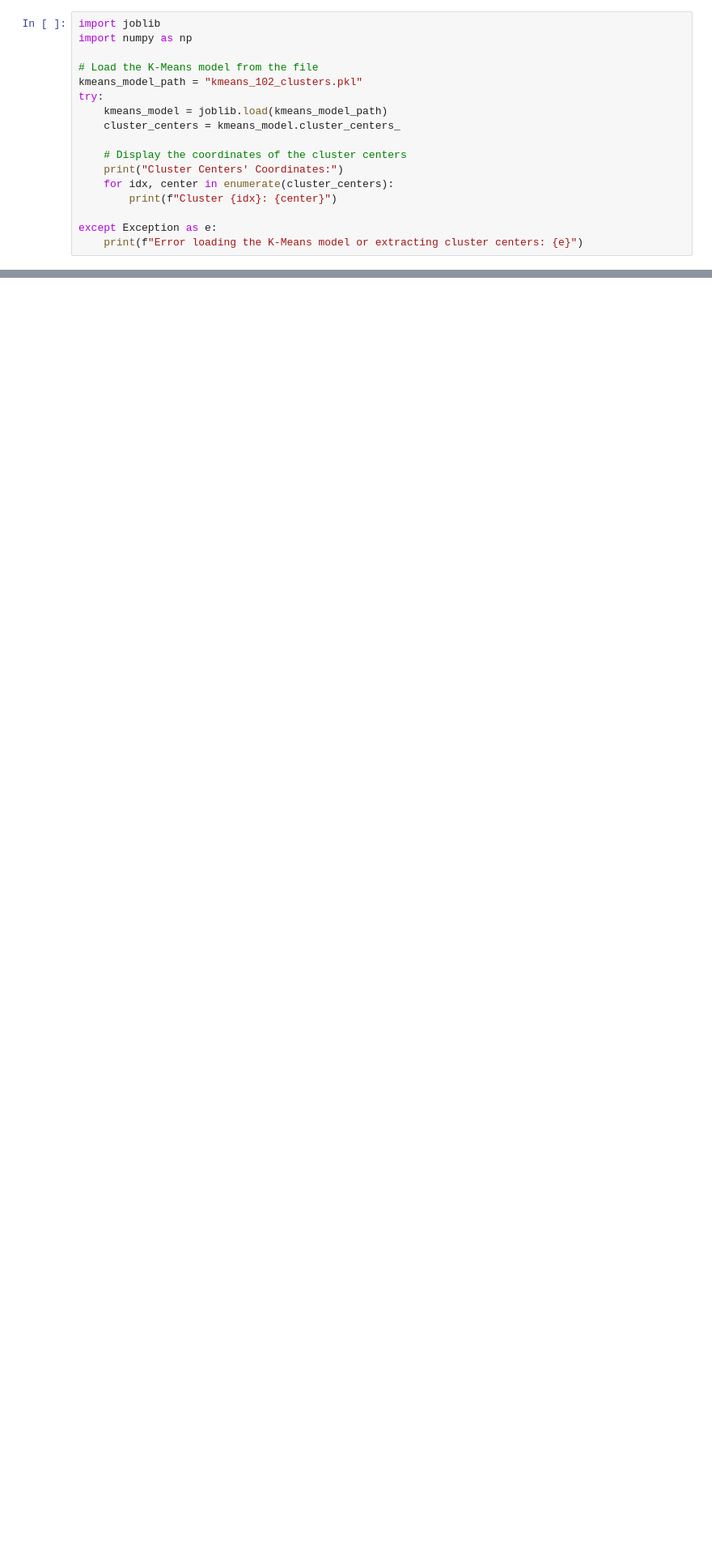
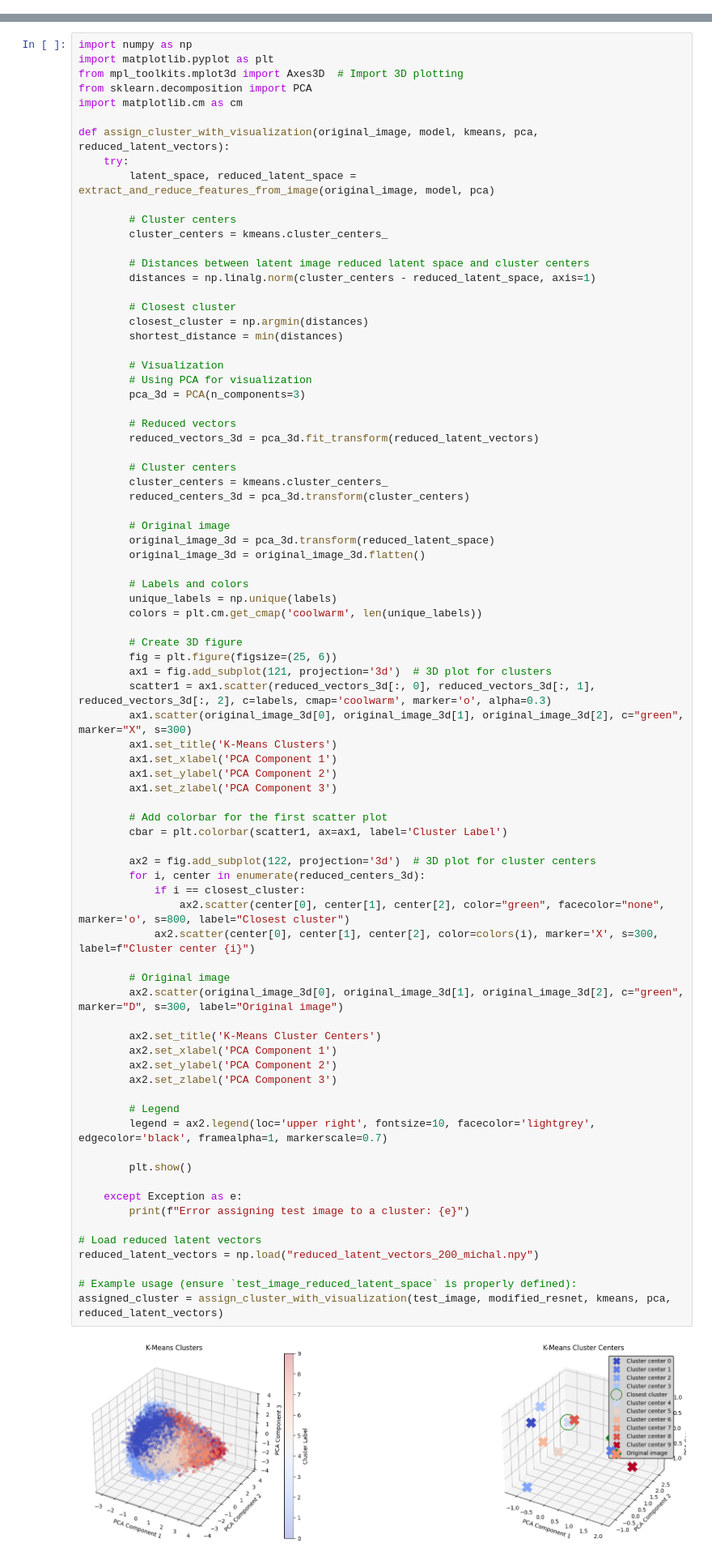
Before and after one commit to AdamKrupski/UN_project, a Jupyter notebook: UN_projekt_porzadnie.ipynb, the cells around one changed output, grey strips where cells are left out. Shown at 81% size. Drawn from its saved outputs; the diff is of its cells as text; blank space fills up the shorter version.

```diff
--- a/UN_projekt_porzadnie.ipynb
+++ b/UN_projekt_porzadnie.ipynb
@@ -1283,17 +1281,0 @@ assigned_cluster = assign_cluster_with_visualization(test_image, modified_resnet
-# %%
-import joblib
-import numpy as np
-
-# Load the K-Means model from the file
-kmeans_model_path = "kmeans_102_clusters.pkl"
-try:
-    kmeans_model = joblib.load(kmeans_model_path)
-    cluster_centers = kmeans_model.cluster_centers_
-
-    # Display the coordinates of the cluster centers
-    print("Cluster Centers' Coordinates:")
-    for idx, center in enumerate(cluster_centers):
-        print(f"Cluster {idx}: {center}")
-
-except Exception as e:
-    print(f"Error loading the K-Means model or extracting cluster centers: {e}")
@@ -1318,3 +1284,85 @@ Cluster 0: [-5.7391089e-01 -1.1586889e+00  9.2255014e-01 -4.3025021e-02
+# %%
+import numpy as np
+import matplotlib.pyplot as plt
+from mpl_toolkits.mplot3d import Axes3D  # Import 3D plotting
+from sklearn.decomposition import PCA
+import matplotlib.cm as cm
+
+def assign_cluster_with_visualization(original_image, model, kmeans, pca, reduced_latent_vectors):
+    try:
+        latent_space, reduced_latent_space = extract_and_reduce_features_from_image(original_image, model, pca)
+
+        # Cluster centers
+        cluster_centers = kmeans.cluster_centers_
+
+        # Distances between latent image reduced latent space and cluster centers
+        distances = np.linalg.norm(cluster_centers - reduced_latent_space, axis=1)
+
+        # Closest cluster
+        closest_cluster = np.argmin(distances)
+        shortest_distance = min(distances)
+
+        # Visualization
+        # Using PCA for visualization
+        pca_3d = PCA(n_components=3)
+
+        # Reduced vectors
+        reduced_vectors_3d = pca_3d.fit_transform(reduced_latent_vectors)
+
+        # Cluster centers
+        cluster_centers = kmeans.cluster_centers_
+        reduced_centers_3d = pca_3d.transform(cluster_centers)
+
+        # Original image
+        original_image_3d = pca_3d.transform(reduced_latent_space)
+        original_image_3d = original_image_3d.flatten()
+
+        # Labels and colors
+        unique_labels = np.unique(labels)
+        colors = plt.cm.get_cmap('coolwarm', len(unique_labels))
+
+        # Create 3D figure
+        fig = plt.figure(figsize=(25, 6))
+        ax1 = fig.add_subplot(121, projection='3d')  # 3D plot for clusters
+        scatter1 = ax1.scatter(reduced_vectors_3d[:, 0], reduced_vectors_3d[:, 1], reduced_vectors_3d[:, 2], c=labels, cmap='coolwarm', marker='o', alpha=0.3)
+        ax1.scatter(original_image_3d[0], original_image_3d[1], original_image_3d[2], c="green", marker="X", s=300)
+        ax1.set_title('K-Means Clusters')
+        ax1.set_xlabel('PCA Component 1')
+        ax1.set_ylabel('PCA Component 2')
+        ax1.set_zlabel('PCA Component 3')
+
+        # Add colorbar for the first scatter plot
+        cbar = plt.colorbar(scatter1, ax=ax1, label='Cluster Label')
+
+        ax2 = fig.add_subplot(122, projection='3d')  # 3D plot for cluster centers
+        for i, center in enumerate(reduced_centers_3d):
+            if i == closest_cluster:
+                ax2.scatter(center[0], center[1], center[2], color="green", facecolor="none", marker='o', s=800, label="Closest cluster")
+            ax2.scatter(center[0], center[1], center[2], color=colors(i), marker='X', s=300, label=f"Cluster center {i}")
+
+        # Original image
+        ax2.scatter(original_image_3d[0], original_image_3d[1], original_image_3d[2], c="green", marker="D", s=300, label="Original image")
+
+        ax2.set_title('K-Means Cluster Centers')
+        ax2.set_xlabel('PCA Component 1')
+        ax2.set_ylabel('PCA Component 2')
+        ax2.set_zlabel('PCA Component 3')
+
+        # Legend
+        legend = ax2.legend(loc='upper right', fontsize=10, facecolor='lightgrey', edgecolor='black', framealpha=1, markerscale=0.7)
+
+        plt.show()
+
+    except Exception as e:
+        print(f"Error assigning test image to a cluster: {e}")
+
+# Load reduced latent vectors
+reduced_latent_vectors = np.load("reduced_latent_vectors_200_michal.npy")
+
+# Example usage (ensure `test_image_reduced_latent_space` is properly defined):
+assigned_cluster = assign_cluster_with_visualization(test_image, modified_resnet, kmeans, pca, reduced_latent_vectors)
+# %% [output]
+[figure, added]
 # %%
 import torch
 import torchvision.transforms as transforms
```
Also changed, not shown: parts of 6 cells of this notebook, 17 other files.
